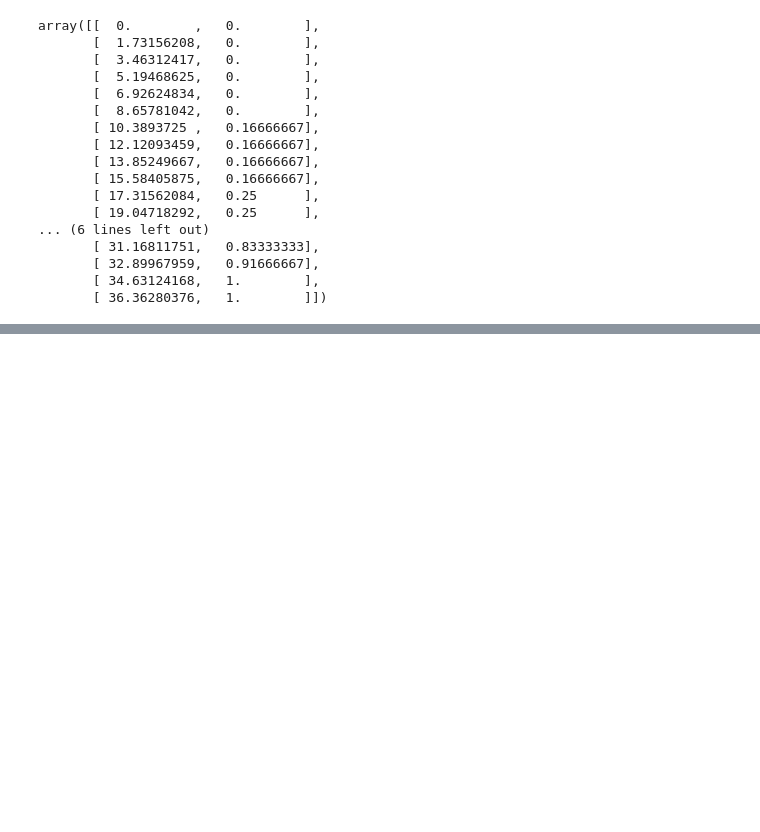
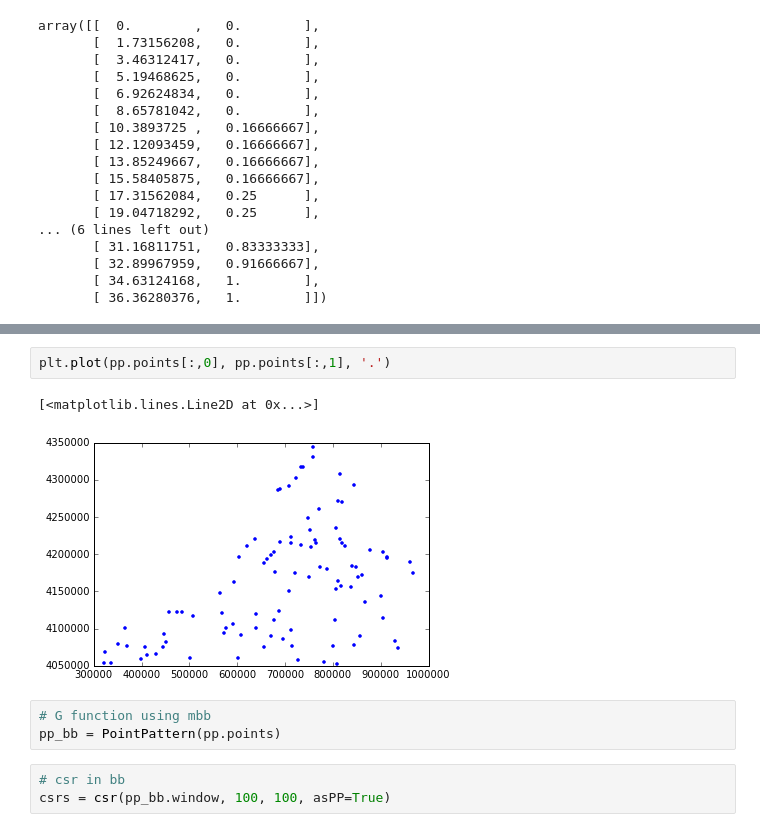
Before and after one commit to pysal/pointpats, a Jupyter notebook: distance_statistics.ipynb, the cells around one changed output, grey strips where cells are left out. Saved outputs shown, nothing was run; the diff lists cells and outputs as text; blank space fills up the shorter version.

```diff
--- a/distance_statistics.ipynb
+++ b/distance_statistics.ipynb
@@ -207,0 +86,11 @@ plt.plot(x, high, 'r-.')
+# %%
+plt.plot(pp.points[:,0], pp.points[:,1], '.')
+# %% [output]
+[<matplotlib.lines.Line2D at 0x...>]
+[figure, added]
+# %%
+# G function using mbb
+pp_bb = PointPattern(pp.points)
+# %%
+# csr in bb
+csrs = csr(pp_bb.window, 100, 100, asPP=True)
```
Also changed, not shown: parts of 43 cells of this notebook, 1 other file.
